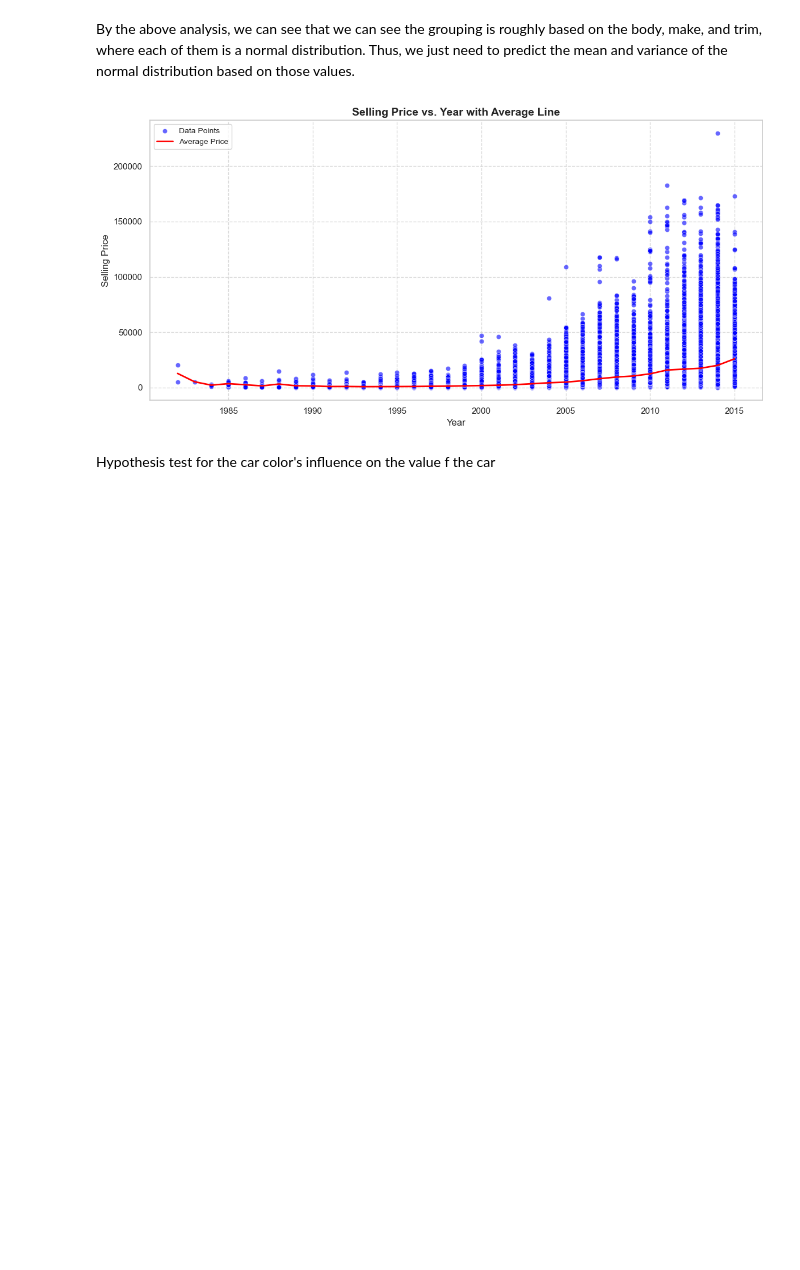
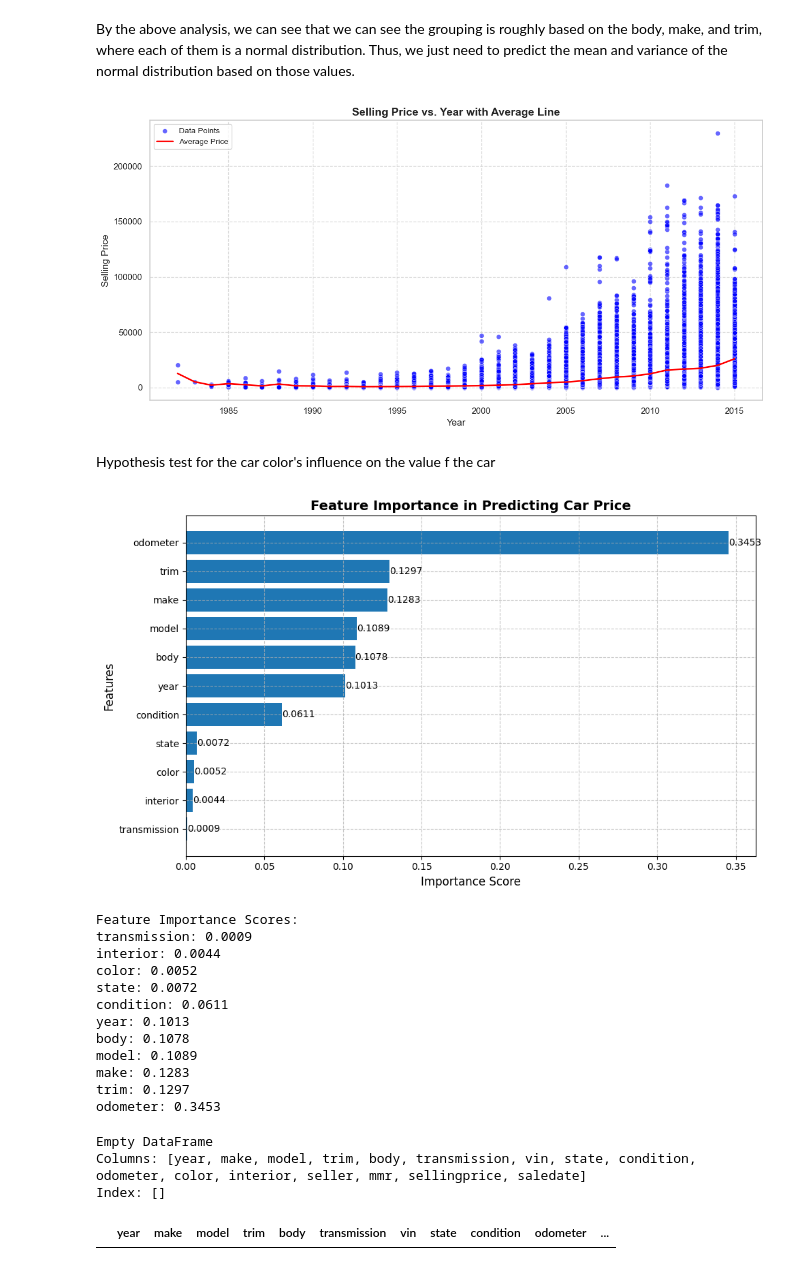
Before and after one commit to PicassoEEA/carAuctionAnalysis, a Jupyter notebook: solution.ipynb, the cells around one changed output. Cells and saved outputs as stored; diff of their text form; code cells hidden in the pictures; blank space fills up the shorter version.

```diff
--- a/solution.ipynb
+++ b/solution.ipynb
@@ -428,3 +428,81 @@ plt.show()
 [figure]
 # %% [markdown]
 Hypothesis test for the car color's influence on the value f the car
+# %%
+from sklearn.ensemble import RandomForestRegressor
+from sklearn.preprocessing import LabelEncoder
+import numpy as np
+import matplotlib.pyplot as plt
+
+# Prepare the data
+# Encode categorical variables
+le = LabelEncoder()
+df_encoded = df.copy()
+categorical_columns = ['make', 'model', 'trim', 'body', 'transmission', 'state', 'color', 'interior', 'seller']
+for col in categorical_columns:
+    df_encoded[col] = le.fit_transform(df[col].astype(str))
+
+# Select features
+features = ['year', 'make', 'model', 'trim', 'body', 'transmission', 'state', 'condition', 'odometer', 'color', 'interior']
+X = df_encoded[features]
+y = df_encoded['sellingprice']
+
+# Train Random Forest model
+rf_model = RandomForestRegressor(n_estimators=100, random_state=42)
+rf_model.fit(X, y)
+
+# Get feature importances
+importances = rf_model.feature_importances_
+feature_importance = pd.DataFrame({'feature': features, 'importance': importances})
+feature_importance = feature_importance.sort_values('importance', ascending=True)
+
+# Plot feature importances
+plt.figure(figsize=(10, 6))
+bars = plt.barh(feature_importance['feature'], feature_importance['importance'])
+plt.title('Feature Importance in Predicting Car Price', fontsize=14, fontweight='bold')
+plt.xlabel('Importance Score', fontsize=12)
+plt.ylabel('Features', fontsize=12)
+
+# Add value labels on the bars
+for bar in bars:
+    width = bar.get_width()
+    plt.text(width, bar.get_y() + bar.get_height()/2,
+             f'{width:.4f}',
+             ha='left', va='center', fontsize=10)
+
+plt.grid(True, linestyle='--', alpha=0.7)
+plt.tight_layout()
+plt.show()
+
+print("\nFeature Importance Scores:")
+for idx, row in feature_importance.iterrows():
+    print(f"{row['feature']}: {row['importance']:.4f}")
+# %% [output]
+[figure, added]
+Feature Importance Scores:
+transmission: 0.0009
+interior: 0.0044
+color: 0.0052
+state: 0.0072
+condition: 0.0611
+year: 0.1013
+body: 0.1078
+model: 0.1089
+make: 0.1283
+trim: 0.1297
+odometer: 0.3453
+# %%
+df = pd.read_csv('car_prices.csv', on_bad_lines='skip').dropna()
+
+
+# Filter and display cars older than 1985
+old_cars = df[df['year'] < 1985]
+print(old_cars.head())
+# %% [output]
+Empty DataFrame
+Columns: [year, make, model, trim, body, transmission, vin, state, condition, odometer, color, interior, seller, mmr, sellingprice, saledate]
+Index: []
+# %%
+old_cars.head()
+# %% [output]
+|  | year | make | model | trim | body | transmission | vin | state | condition | odometer | ... |
```
Also changed, not shown: parts of 2 cells of this notebook, 2 other files.
